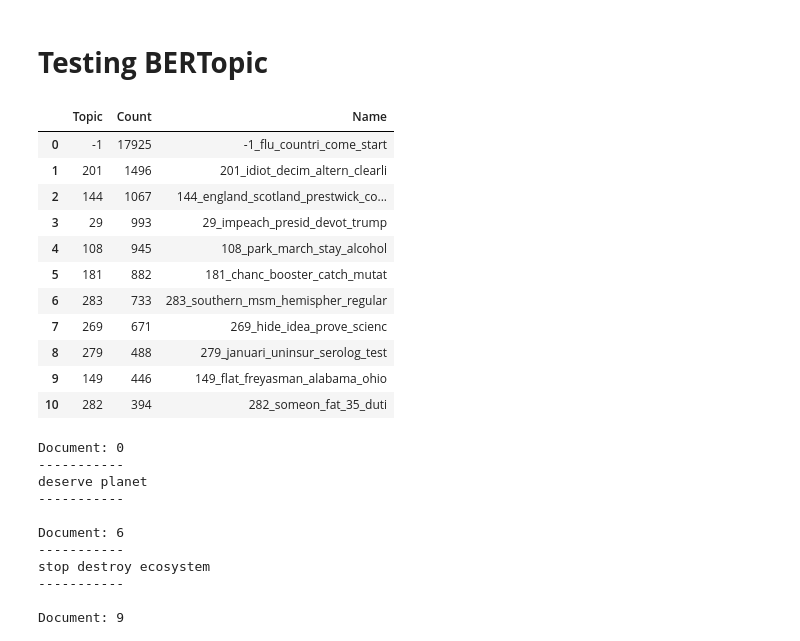
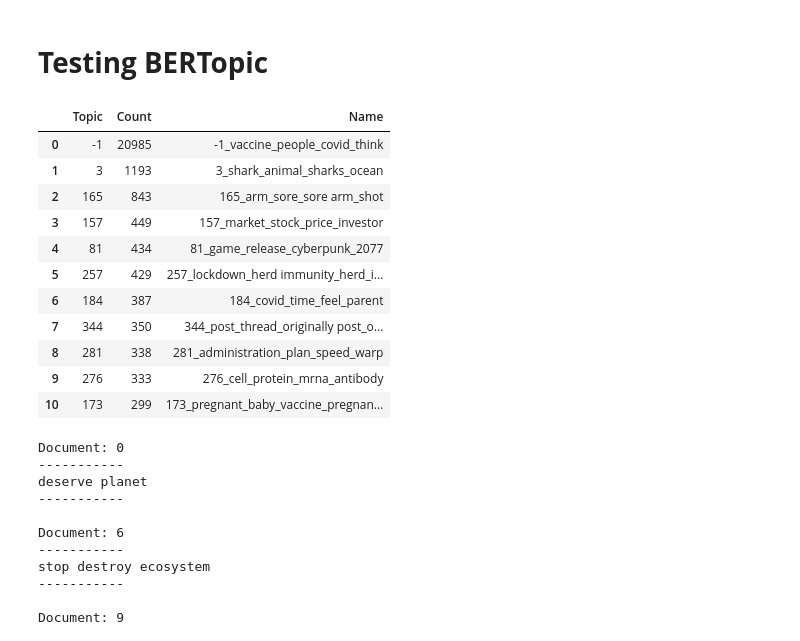
Before and after one commit to zain711/dcipher, a Jupyter notebook: vaccines.ipynb, the cells around one changed output. Cells and saved outputs as stored; diff of their text form; code cells hidden in the pictures.

```diff
--- a/vaccines.ipynb
+++ b/vaccines.ipynb
@@ -365,20 +365,20 @@ topics, probabilities = topic_model.fit_transform(docs_clean, embeddings)
 # %% [markdown]
 # **Testing BERTopic**
 # %%
-topic_model.get_topic_info()
+best2.get_topic_info()
 # %% [output]
 |  | Topic | Count | Name |
-| 0 | -1 | 17925 | -1_flu_countri_come_start |
-| 1 | 201 | 1496 | 201_idiot_decim_altern_clearli |
-| 2 | 144 | 1067 | 144_england_scotland_prestwick_co... |
-| 3 | 29 | 993 | 29_impeach_presid_devot_trump |
-| 4 | 108 | 945 | 108_park_march_stay_alcohol |
-| 5 | 181 | 882 | 181_chanc_booster_catch_mutat |
-| 6 | 283 | 733 | 283_southern_msm_hemispher_regular |
-| 7 | 269 | 671 | 269_hide_idea_prove_scienc |
-| 8 | 279 | 488 | 279_januari_uninsur_serolog_test |
-| 9 | 149 | 446 | 149_flat_freyasman_alabama_ohio |
-| 10 | 282 | 394 | 282_someon_fat_35_duti |
+| 0 | -1 | 20985 | -1_vaccine_people_covid_think |
+| 1 | 3 | 1193 | 3_shark_animal_sharks_ocean |
+| 2 | 165 | 843 | 165_arm_sore_sore arm_shot |
+| 3 | 157 | 449 | 157_market_stock_price_investor |
+| 4 | 81 | 434 | 81_game_release_cyberpunk_2077 |
+| 5 | 257 | 429 | 257_lockdown_herd immunity_herd_i... |
+| 6 | 184 | 387 | 184_covid_time_feel_parent |
+| 7 | 344 | 350 | 344_post_thread_originally post_o... |
+| 8 | 281 | 338 | 281_administration_plan_speed_warp |
+| 9 | 276 | 333 | 276_cell_protein_mrna_antibody |
+| 10 | 173 | 299 | 173_pregnant_baby_vaccine_pregnan... |
 # %%
 def find_docs(topic_id):
     x = []
```
Also changed, not shown: parts of 2 cells of this notebook.
